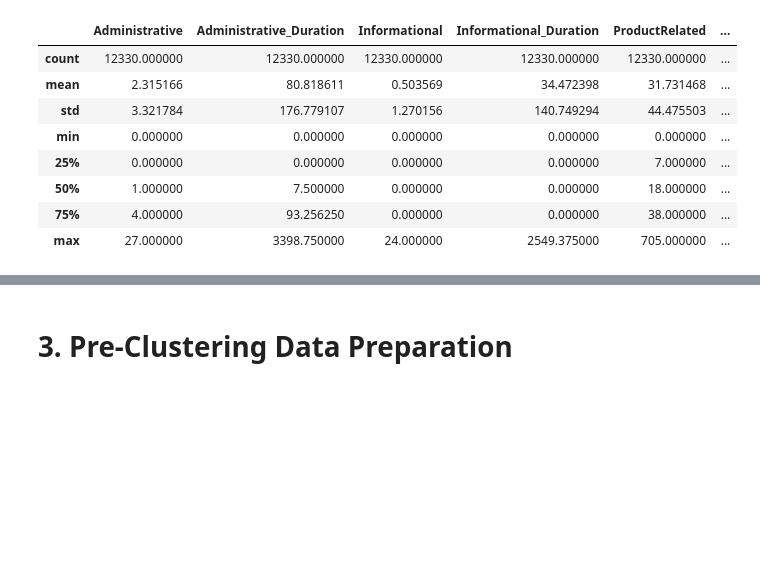
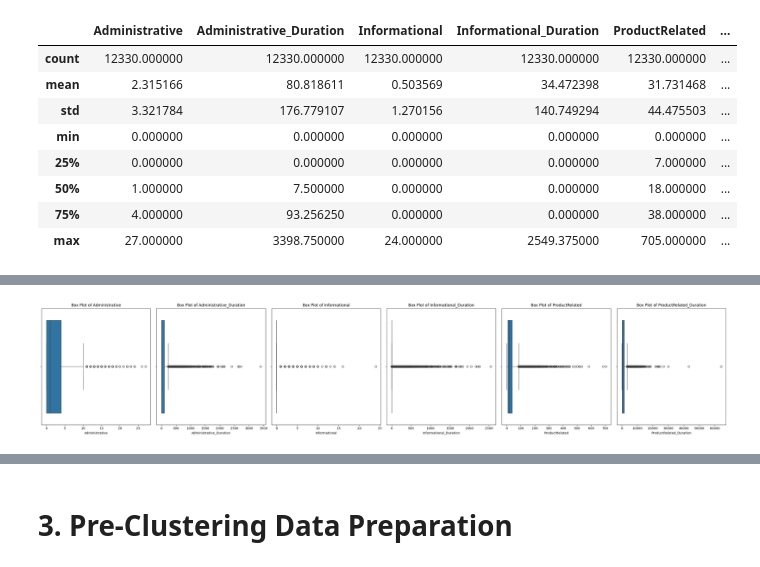
Before and after one commit to Zhengnan817/DAV-6150, a Jupyter notebook: Project_2/Z_Li_Project2.ipynb, the cells around one changed output, grey strips where cells are left out. Cells and saved outputs as stored; diff of their text form; code cells hidden in the pictures; blank space fills up the shorter version.

```diff
--- a/Project_2/Z_Li_Project2.ipynb
+++ b/Project_2/Z_Li_Project2.ipynb
@@ -121,0 +217,5 @@ online_shop.describe()
+# %%
+box(online_shop,['Administrative', 'Administrative_Duration', 'Informational',
+                   'Informational_Duration', 'ProductRelated', 'ProductRelated_Duration',])
+# %% [output]
+[figure, added]
```
Also changed, not shown: parts of 64 cells of this notebook.
